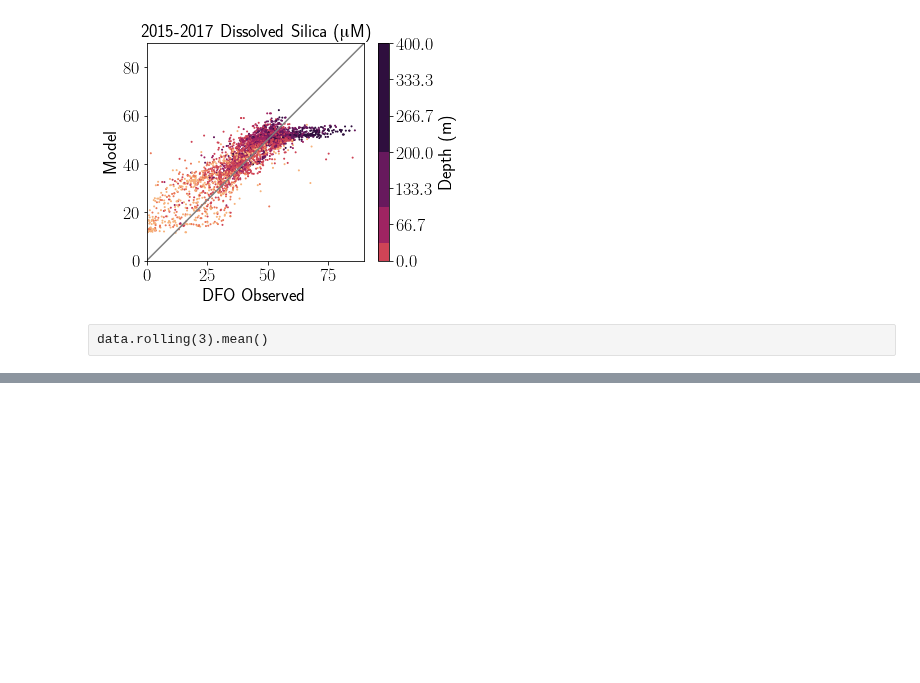
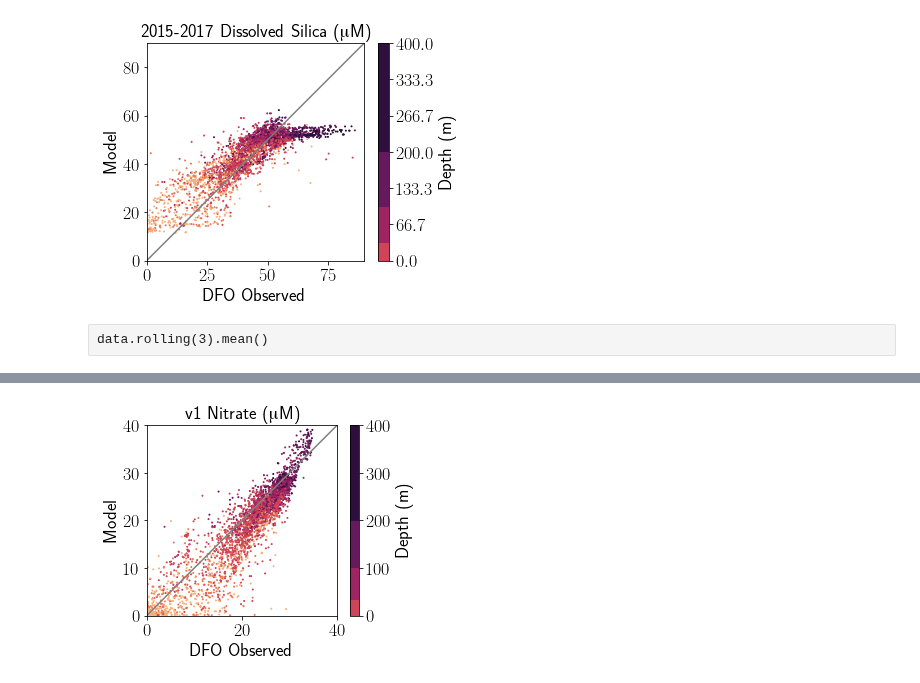
Before and after one commit to SalishSeaCast/analysis-elise-2, a Jupyter notebook: notebooks/bioTuning/evalFigs/eval-DFO-EGU-201812.ipynb, the cells around one changed output, grey strips where cells are left out. Drawn from its saved outputs; the diff is of its cells as text; code cells hidden in the pictures; blank space fills up the shorter version.

```diff
--- a/notebooks/bioTuning/evalFigs/eval-DFO-EGU-201812.ipynb
+++ b/notebooks/bioTuning/evalFigs/eval-DFO-EGU-201812.ipynb
@@ -496,0 +497,16 @@ cb.set_label('Depth (m)')
+# %%
+fig,ax=plt.subplots(1,1,figsize=(4.5,3.5))
+#ax.plot(data['N'],data['mod_nitrate'],'k.',ms=1)
+ps=et.varvarScatter(ax,data,'N','mod_nitrate','Z',vmin=vm0,vmax=zlims[1],cm=cm1,args=args)
+ax.set_xlim((0,40))
+ax.set_ylim((0,40))
+ax.set_aspect(1)
+ax.plot((0,40),(0,40),'-',color='gray')
+ax.set_xlabel('DFO Observed')
+ax.set_ylabel('Model')
+ax.set_title('v1 Nitrate ($\muup$M)')
+cb=fig.colorbar(ps,boundaries=np.linspace(zlims[0],zlims[1],13),ticks=[0,100,200,300,400])
+cb.set_label('Depth (m)')
+fig.savefig('/data/eolson/results/MEOPAR/DFONO3_201812.png',dpi=300,bbox_inches='tight')
+# %% [output]
+[figure, added]
```
Also changed, not shown: parts of 1 cell of this notebook, 14 other files.
